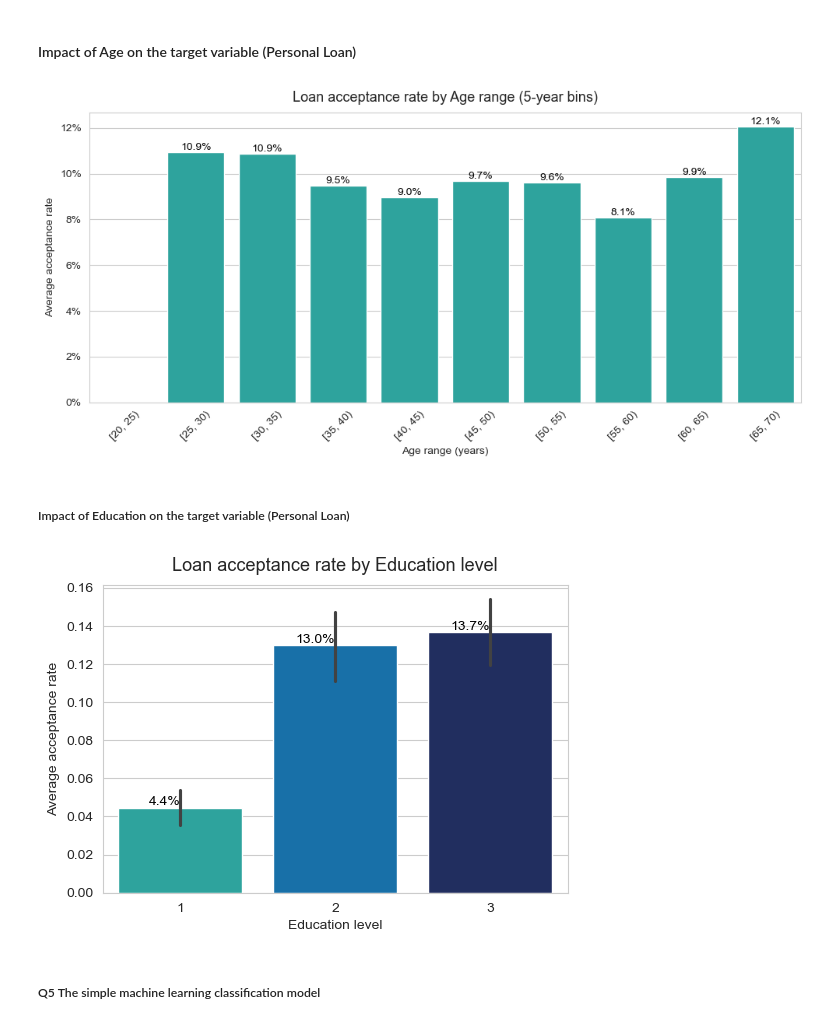
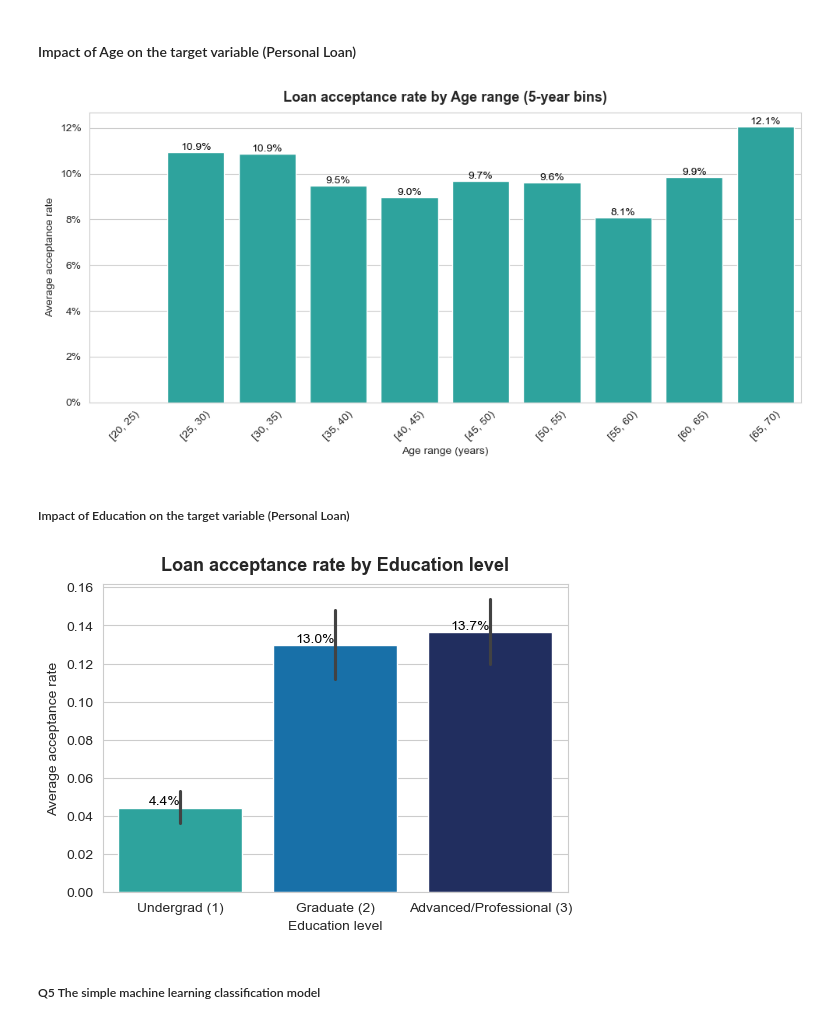
Before and after one commit to Mapleyf0911/personalloan, a Jupyter notebook: personalloan.ipynb, the cells around one changed output. Cells and saved outputs as stored; diff of their text form; code cells hidden in the pictures.

Commit message:
Small modification on graph display

```diff
--- a/personalloan.ipynb
+++ b/personalloan.ipynb
@@ -836,7 +836,7 @@ ax = sns.barplot(
     color=colors[0]
 )
 
-plt.title('Loan acceptance rate by Age range (5-year bins)', fontsize=13, pad=10)
+plt.title('Loan acceptance rate by Age range (5-year bins)', fontsize=13, fontweight='bold', pad=10)
 plt.ylabel('Average acceptance rate')
 plt.xlabel('Age range (years)')
 plt.xticks(rotation=45)
@@ -857,35 +857,36 @@ ax.yaxis.set_major_formatter(lambda y, _: f'{y*100:.0f}%')
 plt.tight_layout()
 plt.show()
 # %% [output]
-[figure, old version]
+[figure, new version]
 # %% [markdown]
 ##### Impact of Education on the target variable (Personal Loan)
 # %%
 plt.figure(figsize=(6,4))
 sns.set_style("whitegrid")
 
 ax = sns.barplot(
     x='Education',
     y='Personal Loan',
     hue='Education',
     data=personal_loan,
     estimator='mean',
     palette=colors,
     legend=False
 )
 
-ax.set_title('Loan acceptance rate by Education level', fontsize=13, pad=10)
+ax.set_title('Loan acceptance rate by Education level', fontsize=13, fontweight='bold', pad=10)
 ax.set_ylabel('Average acceptance rate')
 ax.set_xlabel('Education level')
+ax.set_xticklabels(['Undergrad (1)', 'Graduate (2)', 'Advanced/Professional (3)'])
 
 # Add percentage labels
 for p in ax.patches:
     ax.annotate(f"{p.get_height()*100:.1f}%",
                 (p.get_x() + p.get_width()/2., p.get_height()),
                 ha='right', va='bottom', fontsize=10, color='black')
 
 plt.show()
 # %% [output]
-[figure, old version]
+[figure, new version]
 # %% [markdown]
 ##### Q5 The simple machine learning classification model
```
Also changed, not shown: parts of 2 cells of this notebook.
